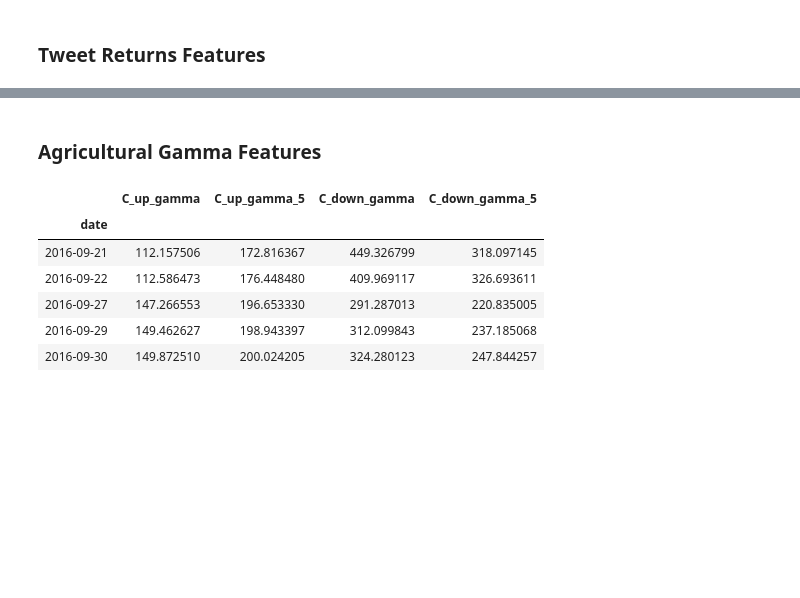
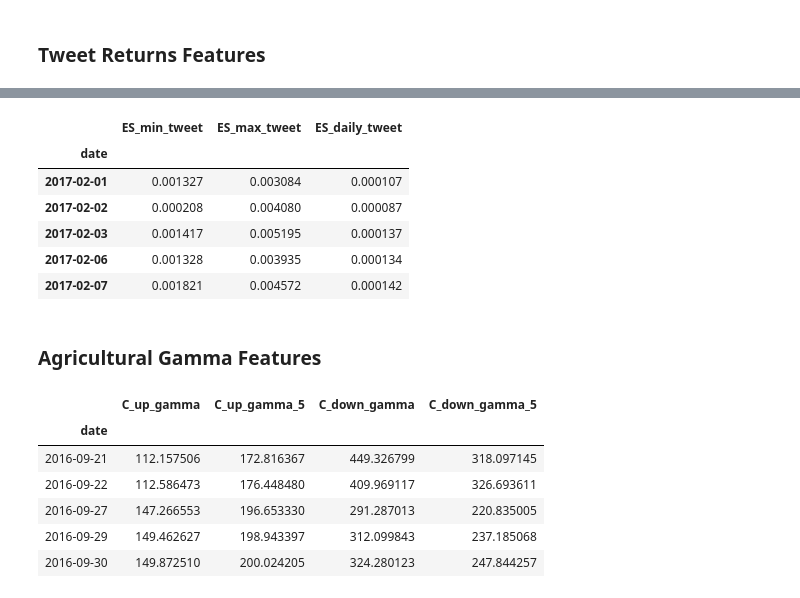
Before and after one commit to QuantCS109/TrumpTweets, a Jupyter notebook: trade_model.ipynb, the cells around one changed output, grey strips where cells are left out. Saved outputs shown, nothing was run; the diff lists cells and outputs as text; code cells hidden in the pictures; blank space fills up the shorter version.

```diff
--- a/trade_model.ipynb
+++ b/trade_model.ipynb
@@ -72,3 +58,14 @@ tweet_returns.head()
+# %%
+tr = TweetReturnsFeatures()
+tr.features('ES').head()
+# %% [output]
+|  | ES_min_tweet | ES_max_tweet | ES_daily_tweet |
+| date |  |  |  |
+| 2017-02-01 | 0.001327 | 0.003084 | 0.000107 |
+| 2017-02-02 | 0.000208 | 0.004080 | 0.000087 |
+| 2017-02-03 | 0.001417 | 0.005195 | 0.000137 |
+| 2017-02-06 | 0.001328 | 0.003935 | 0.000134 |
+| 2017-02-07 | 0.001821 | 0.004572 | 0.000142 |
 # %% [markdown]
 ### Agricultural Gamma Features
 # %%
```
Also changed, not shown: parts of 3 cells of this notebook, 5 other files.
